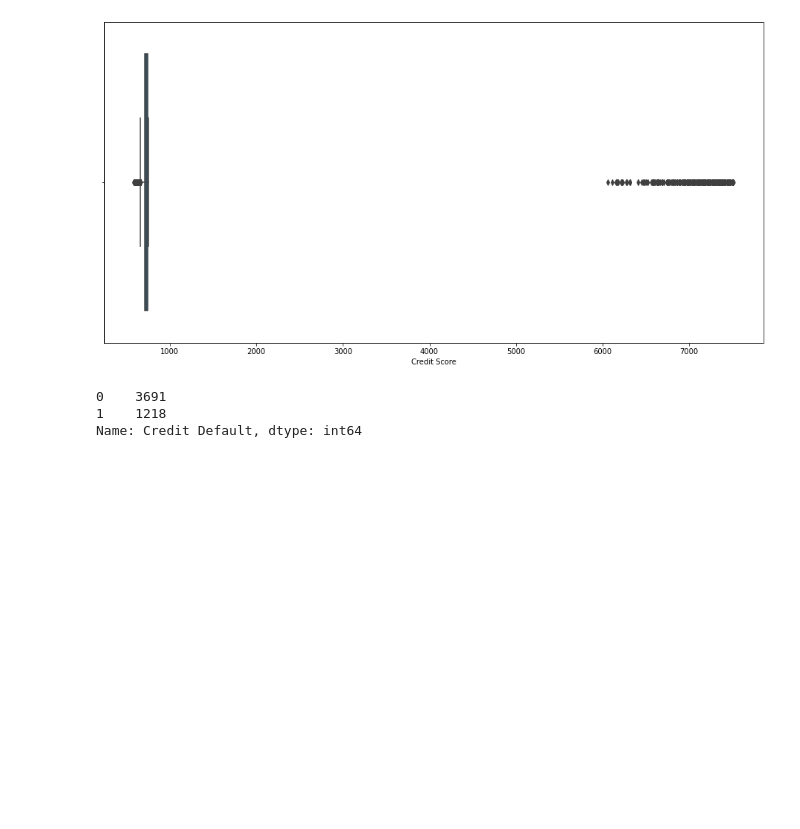
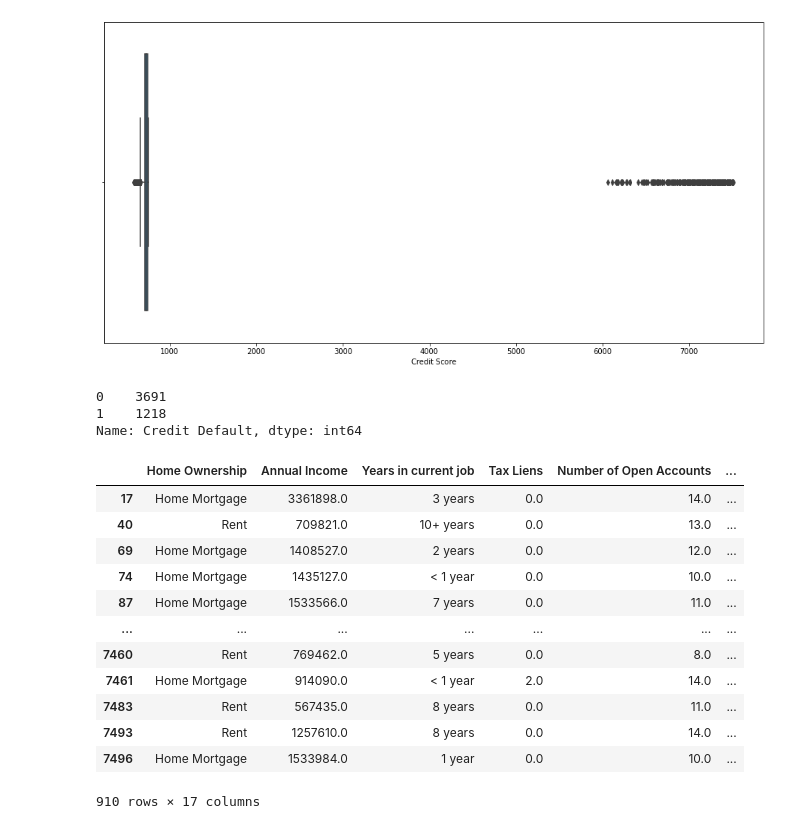
Before and after one commit to adurzin/data_science_cont, a Jupyter notebook: course_complete.ipynb, the cells around one changed output. Cells and saved outputs as stored; diff of their text form; code cells hidden in the pictures; blank space fills up the shorter version.

```diff
--- a/course_complete.ipynb
+++ b/course_complete.ipynb
@@ -302,7 +318,7 @@ df['Monthly Debt'].quantile(.975)
 # %% [output]
 47950.149999999965
 # %%
-df.loc[df['Monthly Debt'] > 47950, 'Monthly Debt'] = df['Monthly Debt'].median()
+df.loc[df['Monthly Debt'] > 47950, 'Monthly Debt'] = None
 # %%
 df.loc[df['Monthly Debt'] < 4000, ['Credit Default']].value_counts()
 # %% [output]
@@ -453,4 +469,20 @@ df.loc[(df['Credit Score'] > 700), 'Credit Default'].value_counts()
 0    3691
 1    1218
 Name: Credit Default, dtype: int64
+# %%
+df.loc[(df['Credit Score'] > 751) | (df['Credit Score'] < 680)]
+# %% [output]
+|  | Home Ownership | Annual Income | Years in current job | Tax Liens | Number of Open Accounts | ... |
+| 17 | Home Mortgage | 3361898.0 | 3 years | 0.0 | 14.0 | ... |
+| 40 | Rent | 709821.0 | 10+ years | 0.0 | 13.0 | ... |
+| 69 | Home Mortgage | 1408527.0 | 2 years | 0.0 | 12.0 | ... |
+| 74 | Home Mortgage | 1435127.0 | < 1 year | 0.0 | 10.0 | ... |
+| 87 | Home Mortgage | 1533566.0 | 7 years | 0.0 | 11.0 | ... |
+| ... | ... | ... | ... | ... | ... | ... |
+| 7460 | Rent | 769462.0 | 5 years | 0.0 | 8.0 | ... |
+| 7461 | Home Mortgage | 914090.0 | < 1 year | 2.0 | 14.0 | ... |
+| 7483 | Rent | 567435.0 | 8 years | 0.0 | 11.0 | ... |
+| 7493 | Rent | 1257610.0 | 8 years | 0.0 | 14.0 | ... |
+| 7496 | Home Mortgage | 1533984.0 | 1 year | 0.0 | 10.0 | ... |
+910 rows × 17 columns
 # %%
```
Also changed, not shown: parts of 16 cells of this notebook, 10 other files.
